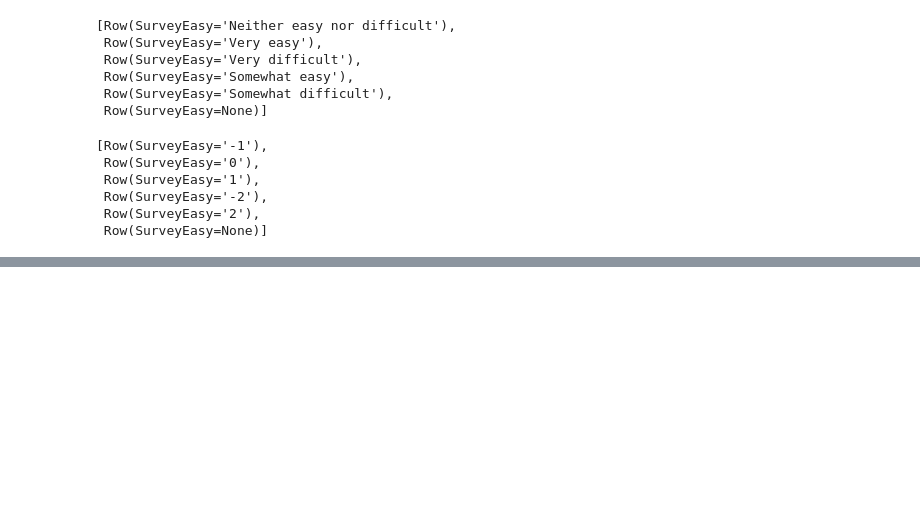
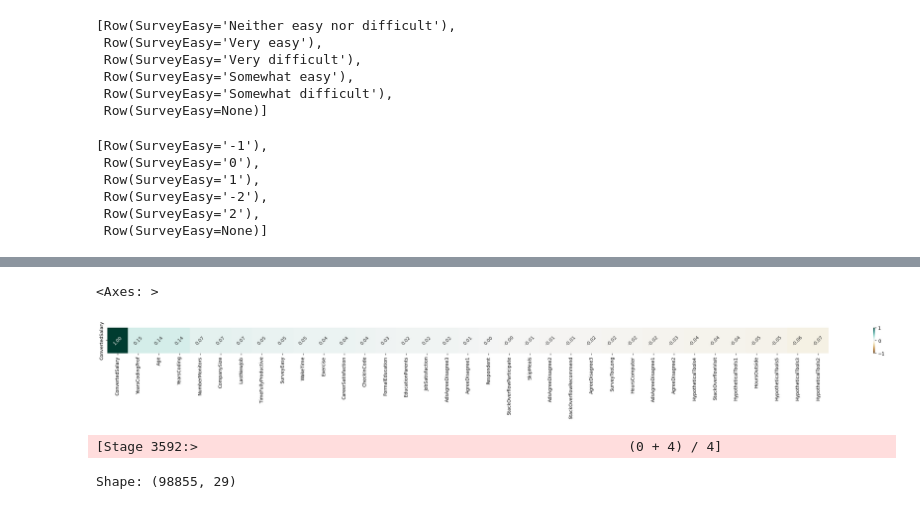
Before and after one commit to chacachiene/StackOverFlowSurvey, a Jupyter notebook: StackOverFlowSurvey.ipynb, the cells around one changed output, grey strips where cells are left out. Cells and saved outputs as stored; diff of their text form; code cells hidden in the pictures; blank space fills up the shorter version.

```diff
--- a/StackOverFlowSurvey.ipynb
+++ b/StackOverFlowSurvey.ipynb
@@ -1248,0 +1279,16 @@ TypeError: DataFrame.corr() missing 1 required positional argument: 'col2'
+# %%
+pf_with_salary = df_ord_encode.join(df_cleaned.select('Respondent','ConvertedSalary'), on='Respondent', how='inner')
+pd_df = pf_with_salary.toPandas()
+
+fig, ax = plt.subplots(figsize=(35,1))
+corr1 = pd_df.corr('pearson')[['ConvertedSalary']].sort_values(by='ConvertedSalary', ascending=False)
+sns.heatmap(corr1.T, ax=ax, annot=True, cmap='BrBG', fmt=".2f", vmin=-1, vmax=1, annot_kws={'rotation': 45})
+# %% [output]
+<Axes: >
+[figure, added]
+# %%
+df_ord_real = df_ord_encode.drop('StackOverflowRecommend','StackOverflowParticipate','AdsAgreeDisagree1','AdsAgreeDisagree2','HoursComputer')
+shape(df_ord_real)
+# %% [output]
+[Stage 3592:>                                                       (0 + 4) / 4]
+Shape: (98855, 29)
```
Also changed, not shown: parts of 42 cells of this notebook.
